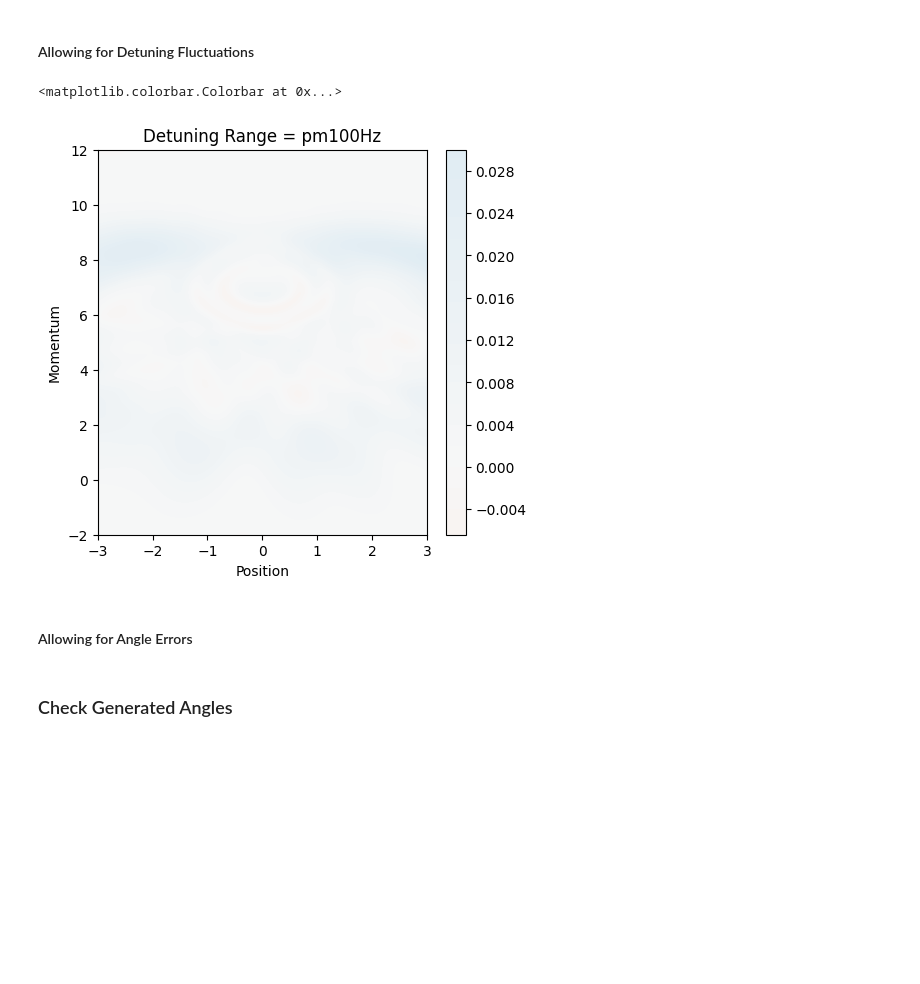
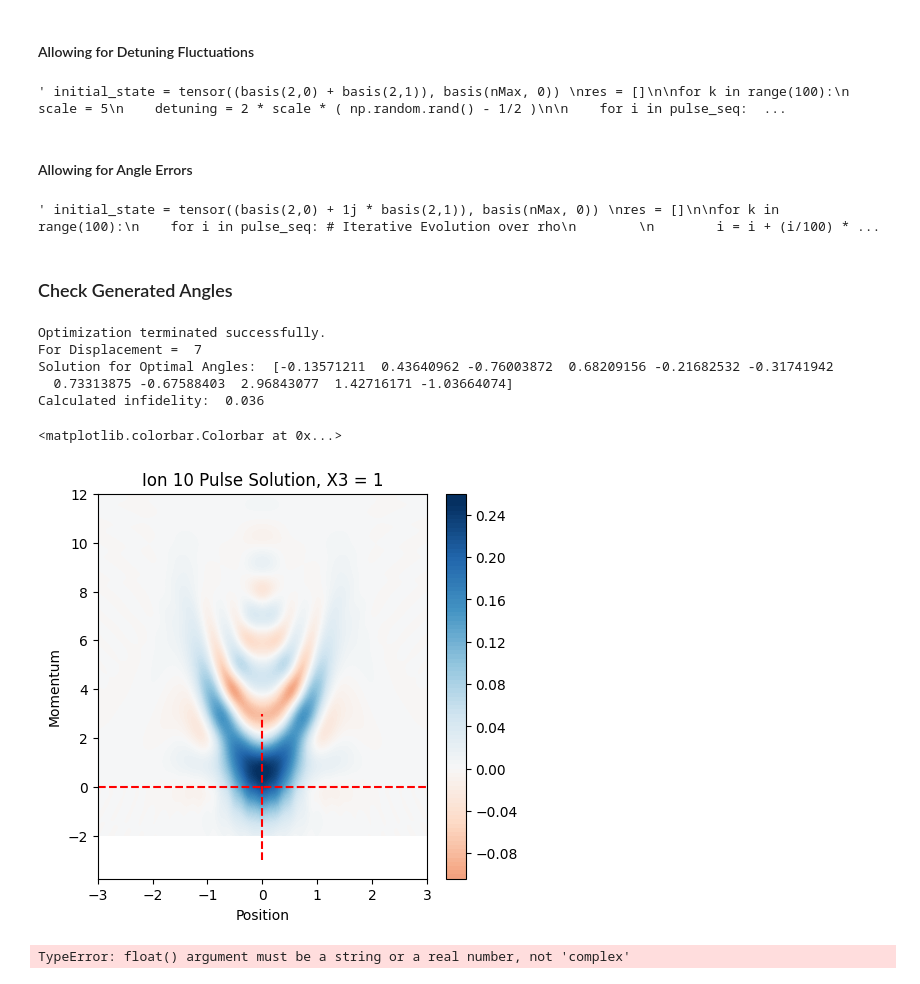
Before and after one commit to muyoungRand/sims, a Jupyter notebook: cubic_phase_gate_nicer.ipynb, the cells around one changed output. Saved outputs shown, nothing was run; the diff lists cells and outputs as text; code cells hidden in the pictures; blank space fills up the shorter version.

```diff
--- a/cubic_phase_gate_nicer.ipynb
+++ b/cubic_phase_gate_nicer.ipynb
@@ -362,7 +362,7 @@ fig.colorbar(im, ax=ax, fraction=.1)
 # %% [markdown]
 #### Allowing for Detuning Fluctuations
 # %%
-initial_state = tensor((basis(2,0) + basis(2,1)), basis(nMax, 0))
+""" initial_state = tensor((basis(2,0) + basis(2,1)), basis(nMax, 0))
 res = []
 
 for k in range(100):
@@ -397,10 +397,9 @@ ax.set_title("Detuning Range = pm100Hz")
 ax.set_xlabel("Position")
 ax.set_ylabel("Momentum")
 
-fig.colorbar(im, ax=ax, fraction=.1)
+fig.colorbar(im, ax=ax, fraction=.1) """
 # %% [output]
-<matplotlib.colorbar.Colorbar at 0x...>
+' initial_state = tensor((basis(2,0) + basis(2,1)), basis(nMax, 0)) \nres = []\n\nfor k in range(100):\n    scale = 5\n    detuning = 2 * scale * ( np.random.rand() - 1/2 )\n\n    for i in pulse_seq:  ...
-[figure, removed]
 # %% [markdown]
 #### Allowing for Angle Errors
 # %%
@@ -440,17 +439,25 @@ ax.set_xlabel("Position")
 ax.set_ylabel("Momentum")
 
 fig.colorbar(im, ax=ax, fraction=.1) """
+# %% [output]
+' initial_state = tensor((basis(2,0) + 1j * basis(2,1)), basis(nMax, 0)) \nres = []\n\nfor k in range(100):\n    for i in pulse_seq: # Iterative Evolution over rho\n        \n        i = i + (i/100) * ...
 # %% [markdown]
 ### Check Generated Angles
 # %%
 from gen_cubic_phase_sequence import generate_cubic_sequence as generator
 
-pulse_time = 0.5
+pulse_time = 1
 
 pulse_number = 10
-displacement = 2
+displacement = 7
 
 pulse_seq = generator(pulse_time, pulse_number, displacement)
+# %% [output]
+Optimization terminated successfully.
+For Displacement =  7
+Solution for Optimal Angles:  [-0.13571211  0.43640962 -0.76003872  0.68209156 -0.21682532 -0.31741942
+  0.73313875 -0.67588403  2.96843077  1.42716171 -1.03664074]
+Calculated infidelity:  0.036
 # %%
 # Highest Fock state
 nMax = 100
@@ -490,9 +497,8 @@ push = [
     [rsb, rsb_coeff], [rsbp, rsbp_coeff], [bsb, bsb_coeff], [bsbp, bsbp_coeff]
 ]
 # %%
-xvec = np.linspace(-5, 5, 200)
-pvec = np.linspace(-5, 5, 200)
-
+xvec = np.linspace(-3, 3, 200)
+pvec = np.linspace(-2, 12, 200)
 # -------------------- Pulse Function -------------------- #
 def pulse_ion(initial_state, angle, pulse_time, detuning, init = False):
     H1 = angle * sX
@@ -513,34 +519,37 @@ def pulse_ion(initial_state, angle, pulse_time, detuning, init = False):
 
         return rho2
 
 # Begin in + state since conditional-PauliX displacement
 initial_state = tensor((basis(2,0) + 1j * basis(2,1)), basis(nMax, 0))
 
 for i in pulse_seq: # Iterative Evolution over rho
     if i == pulse_seq[0]: # Initial pulse
         rho  = pulse_ion(initial_state = initial_state,angle = i, pulse_time = pulse_time, detuning = 0, init = True)
 
     else:
         rho = pulse_ion(initial_state = rho, angle = i, pulse_time = pulse_time, detuning = 0, init = False)
 
-rho_ion = rho
+rho_ion = mesolve(H = -7 * x, rho0 = rho, tlist = [0.0, 1.0], options = options).states[-1]
 motion_ion = ptrace(rho_ion, 1)
 
 wigner_ion = wigner(motion_ion, xvec, pvec)
 
 # -------------------- Plot Results -------------------- #
 fig, ax = plt.subplots(1, 1, figsize=(5, 5))
 
 # Lines to show center of Wigner Function (just for convenience)
 ax.vlines(0, ymin = -3, ymax = 3, colors = 'r', linestyles = 'dashed')
 ax.hlines(0, xmin = -3, xmax = 3, colors = 'r', linestyles = 'dashed')
 
 im = ax.contourf(xvec, pvec, wigner_ion, 100, norm=mpl.colors.Normalize(-.25,.25), cmap=plt.get_cmap('RdBu'))
 ax.set_title("Ion " + str(pulse_number) + " Pulse Solution, X3 = 1")
 ax.set_xlabel("Position")
 ax.set_ylabel("Momentum")
 
 fig.colorbar(im, ax=ax, fraction=.1)
+# %% [output]
+<matplotlib.colorbar.Colorbar at 0x...>
+[figure, added]
 # %%
 # For plotting
 radius = np.linspace(0.001, 3.0, 101)
@@ -583,19 +592,5 @@ for phase in theta:
         proj = expect(sigmaz(), ion_state)
 
         res.append(proj)
-
-counter = 0
-
-for i in range(len(res)):
-    if i > 1 and i % nRows == 0:
-        counter += 1
-
-    plot_data[i - counter * nRows][counter] = res[i]
-
-fig, ax = plt.subplots(subplot_kw = dict(projection='polar'), figsize = (5, 5))
-#ax.set_theta_zero_location("E")
-#ax.set_theta_direction(1)
-
-cax = ax.contourf(theta, radius, plot_data)
-cbar = fig.colorbar(cax)
-fig.suptitle("Real Part", size = 'xx-large')
+# %% [output]
+TypeError: float() argument must be a string or a real number, not 'complex'
```
Also changed, not shown: parts of 1 cell of this notebook.
